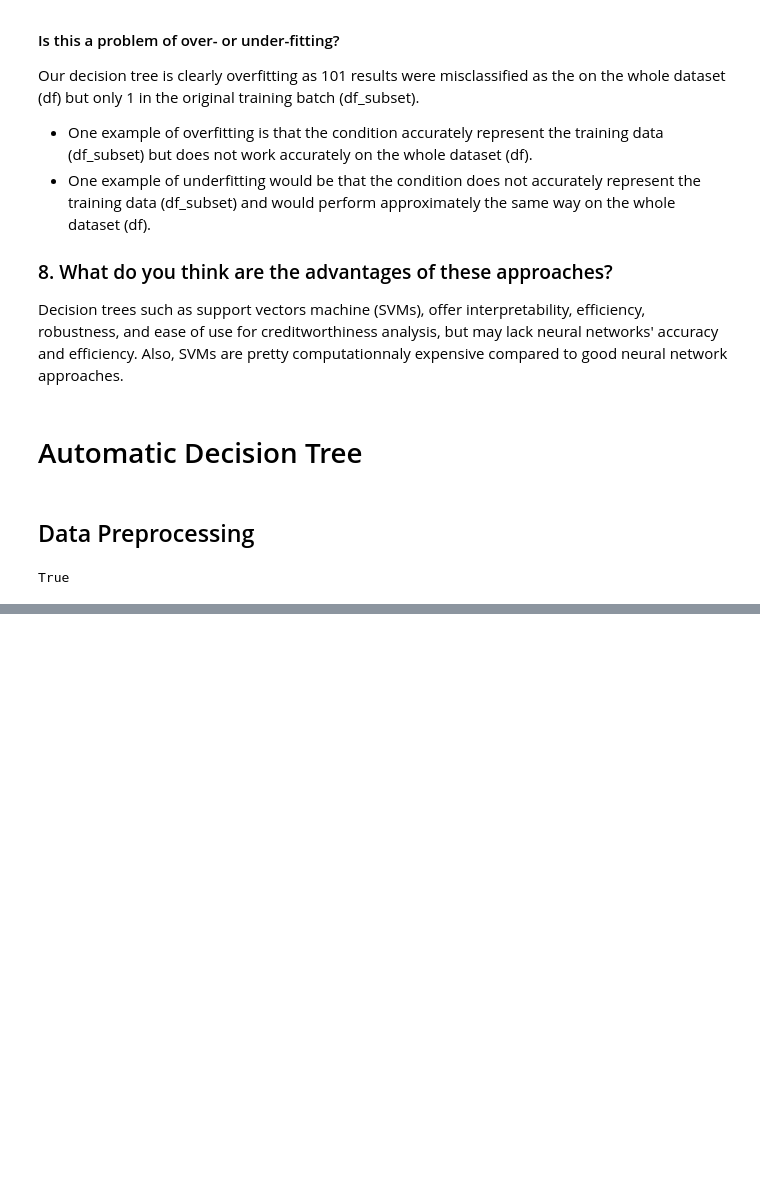
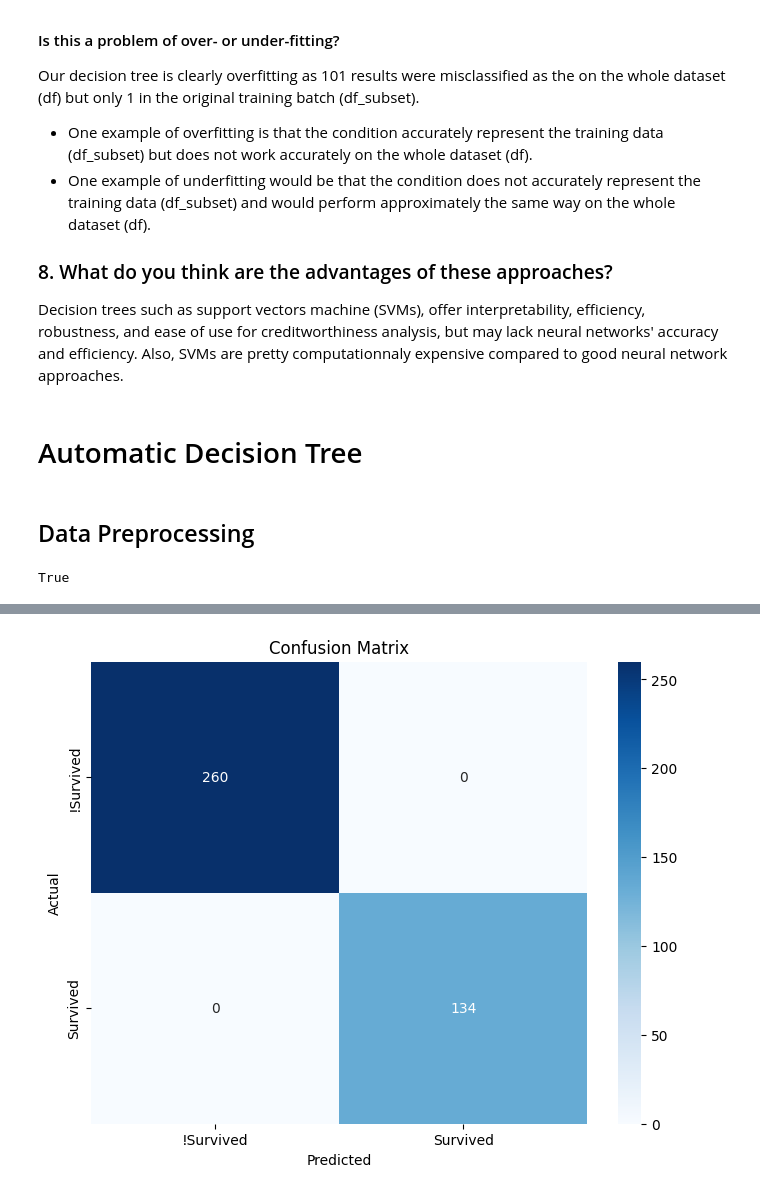
Before and after one commit to SH2282000/Intelligent-User-Interface, a Jupyter notebook: Tutorial 1-20231023/Tutorial 1 Material/iui_tutorial1_decision-trees.ipynb, the cells around one changed output, grey strips where cells are left out. Cells and saved outputs as stored; diff of their text form; code cells hidden in the pictures; blank space fills up the shorter version.

```diff
--- a/Tutorial 1-20231023/Tutorial 1 Material/iui_tutorial1_decision-trees.ipynb
+++ b/Tutorial 1-20231023/Tutorial 1 Material/iui_tutorial1_decision-trees.ipynb
@@ -177,0 +181,16 @@ True
+# %%
+new_predictions = clf.predict(X)
+
+plt.figure(figsize=(8, 6))
+sb.heatmap(cm(y, new_predictions),
+            annot=True,
+            fmt="d",
+            cmap="Blues",
+            xticklabels=["!Survived", "Survived"],
+            yticklabels=["!Survived", "Survived"])
+plt.xlabel('Predicted')
+plt.ylabel('Actual')
+plt.title('Confusion Matrix')
+plt.show()
+# %% [output]
+[figure, added]
```
Also changed, not shown: parts of 1 cell of this notebook, 4 other files.
